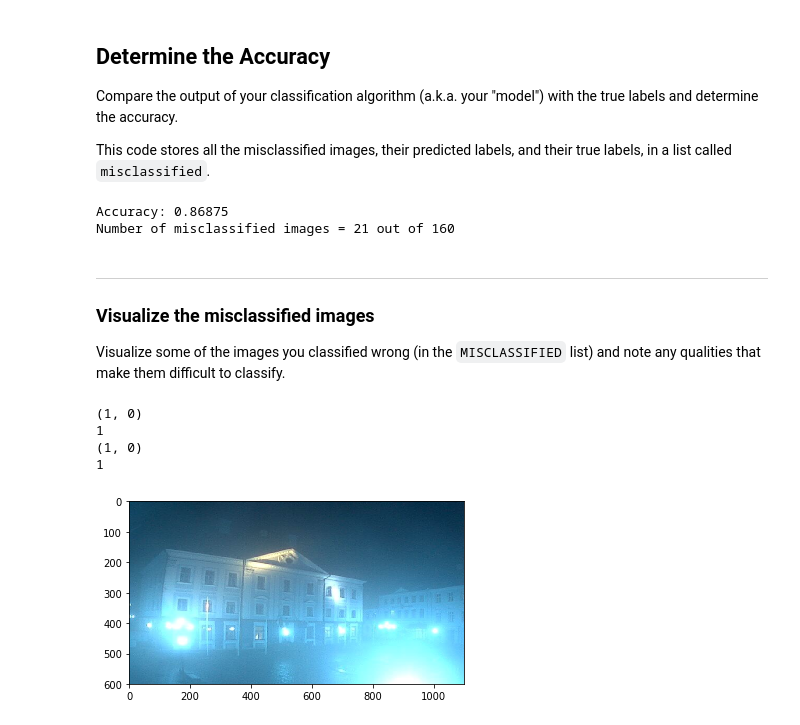
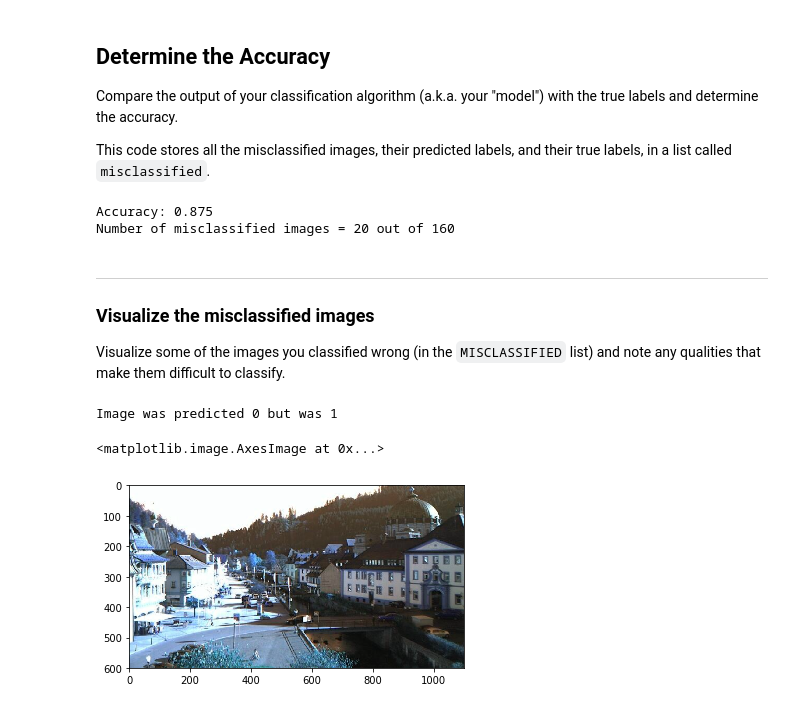
Before and after one commit to DeepLearningVision-2019/a1-image-classifier-pepebm, a Jupyter notebook: A1. CV. Basic Image Classification.ipynb, the cells around one changed output. Saved outputs shown, nothing was run; the diff lists cells and outputs as text; code cells hidden in the pictures.

```diff
--- a/A1. CV. Basic Image Classification.ipynb
+++ b/A1. CV. Basic Image Classification.ipynb
@@ -116,10 +115,10 @@ def avg_brightness(rgb_image):
 # what average brightness value separates the two types of images
 
 # As an example, a "night" image is loaded in and its avg brightness is displayed
-image_num = 190
+image_num = 6
 test_im = STANDARDIZED_LIST[image_num][0]
 
 avg = avg_brightness(test_im)
 print('Avg brightness: ' + str(avg))
-plt.imshow(test_im)
+plt.imshow(image)
 # %% [output]
@@ -144,12 +143,12 @@ def estimate_label(rgb_image):
 
     predicted_label = 0
     # Define a threshold value
-    threshold = 0
+    threshold = 100
 
     # if the average brightness is above the threshold value, we classify it as "day"
     # else, the pred-cted_label can stay 0 (it is predicted to be "night")
 
-    return predicted_label
+    return 1 if avg >= threshold else 0
 # %% [markdown]
 ## Testing the classifier
 
@@ -195,11 +194,13 @@ def get_misclassified_images(test_images):
 
         ## TODO:
         # Get predicted label from your classifier
-        predicted_label = none
+        predicted_label = estimate_label(im)
 
         # Compare true and predicted labels
         # If these labels are not equal, the image has been misclassified. Append a tuple of
         # image, prediction, and true label to the misclassified list.
+        if predicted_label != true_label:
+            misclassified_images_labels.append((im, predicted_label, true_label))
 
     # Return the list of misclassified [image, predicted_label, true_label] values
     return misclassified_images_labels
@@ -209,13 +210,15 @@ MISCLASSIFIED = get_misclassified_images(STANDARDIZED_TEST_LIST)
 
 ## TODO: Calculate the accuracy of the classifier. Accuracy = number of correct / total number of images
 # Accuracy calculations
-accuracy = 0
+total = len(STANDARDIZED_TEST_LIST)
+misclassified_length = len(MISCLASSIFIED)
+accuracy = 1 - (misclassified_length / total)
 
 print('Accuracy: ' + str(accuracy))
-print("Number of misclassified images = " + str(len(MISCLASSIFIED)) +' out of '+ str(total))
+print("Number of misclassified images = " + str(misclassified_length) +' out of '+ str(total))
 # %% [output]
-Accuracy: 0.86875
-Number of misclassified images = 21 out of 160
+Accuracy: 0.875
+Number of misclassified images = 20 out of 160
 # %% [markdown]
 ---
 <a id='task9'></a>
@@ -225,10 +228,14 @@ Visualize some of the images you classified wrong (in the `MISCLASSIFIED` list)
 # %%
 # Visualize misclassified example(s)
 ## TODO: Display an image in the `MISCLASSIFIED` list
 ## TODO: Print out its predicted label - to see what the image *was* incorrectly classified as5
+missed = random.randint(0, misclassified_length)
+target = MISCLASSIFIED[missed]
+(target_im, target_pred, target_true) = target
+
+print("Image was predicted {} but was {}".format(target_pred, target_true))
+plt.imshow(target_im)
 # %% [output]
-(1, 0)
-1
-(1, 0)
-1
+Image was predicted 0 but was 1
+<matplotlib.image.AxesImage at 0x...>
-[figure, old version]
+[figure, new version]
```
Also changed, not shown: parts of 5 cells of this notebook, 3 other files.
